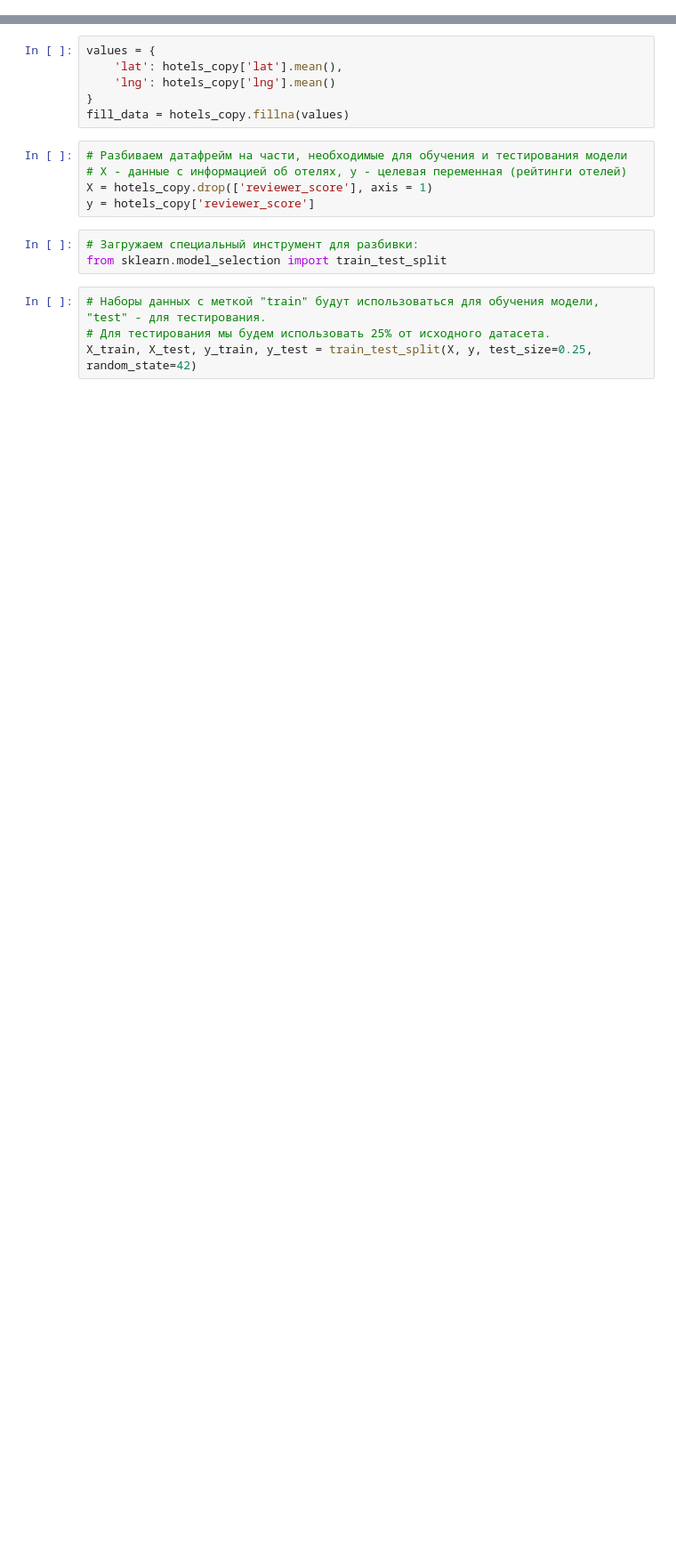
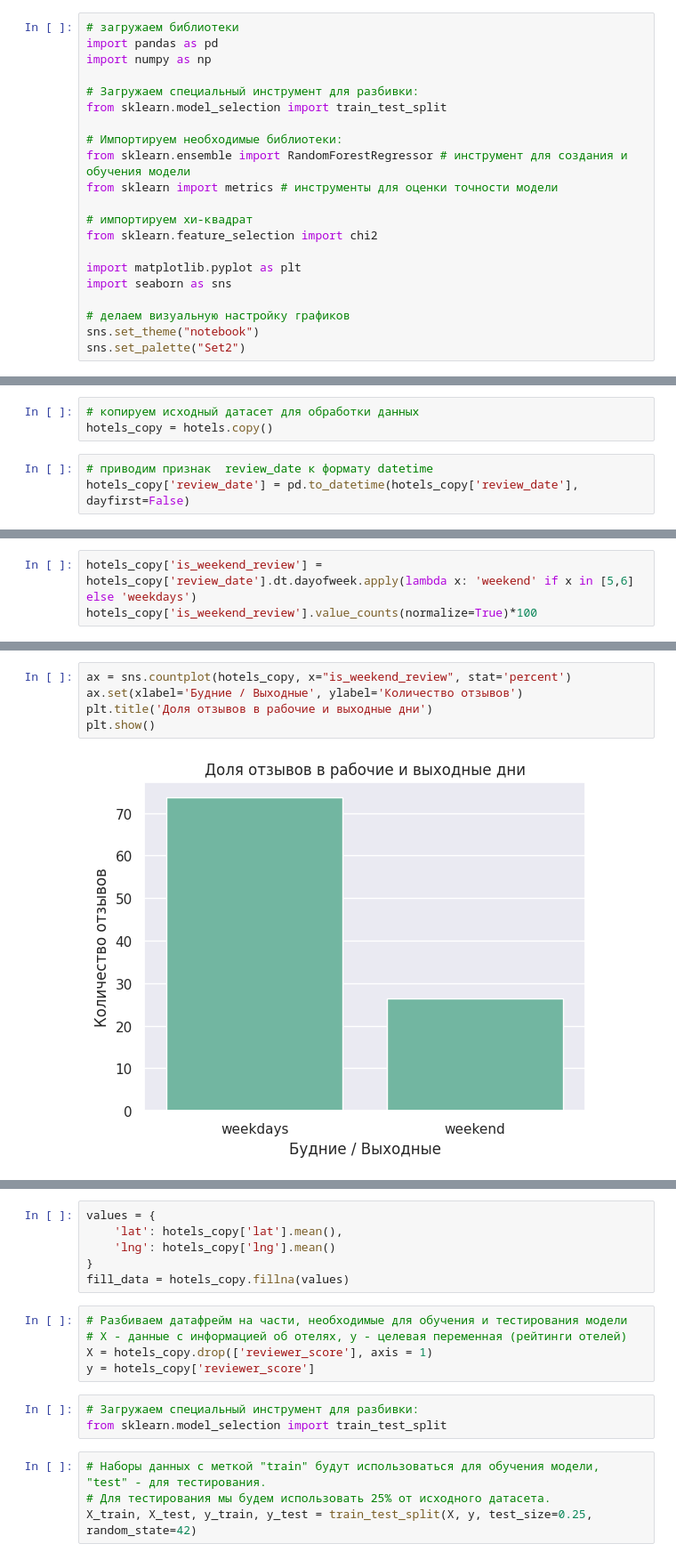
Before and after one commit to AntonYurkovskiy/Project_3_EDA_FE_BookingHotelsRating, a Jupyter notebook: EDA_Project_3_model.ipynb, the cells around one changed output, grey strips where cells are left out. Shown: that part at 89% size. Drawn from its saved outputs; the diff is of its cells as text; blank space fills up the shorter version.

Commit message:
datetime feature handled 1/6

```diff
--- a/EDA_Project_3_model.ipynb
+++ b/EDA_Project_3_model.ipynb
@@ -2,0 +5,21 @@ import pandas as pd
+# %%
+# загружаем библиотеки
+import pandas as pd
+import numpy as np
+
+# Загружаем специальный инструмент для разбивки:
+from sklearn.model_selection import train_test_split
+
+# Импортируем необходимые библиотеки:
+from sklearn.ensemble import RandomForestRegressor # инструмент для создания и обучения модели
+from sklearn import metrics # инструменты для оценки точности модели
+
+# импортируем хи-квадрат
+from sklearn.feature_selection import chi2
+
+import matplotlib.pyplot as plt
+import seaborn as sns
+
+# делаем визуальную настройку графиков
+sns.set_theme("notebook")
+sns.set_palette("Set2")
@@ -30,0 +88,6 @@ memory usage: 50.2+ MB
+# %%
+# копируем исходный датасет для обработки данных
+hotels_copy = hotels.copy()
+# %%
+# приводим признак  review_date к формату datetime
+hotels_copy['review_date'] = pd.to_datetime(hotels_copy['review_date'], dayfirst=False)
@@ -30,0 +112,3 @@ memory usage: 50.2+ MB
+# %%
+hotels_copy['is_weekend_review'] = hotels_copy['review_date'].dt.dayofweek.apply(lambda x: 'weekend' if x in [5,6] else 'weekdays')
+hotels_copy['is_weekend_review'].value_counts(normalize=True)*100
@@ -30,0 +120,7 @@ memory usage: 50.2+ MB
+# %%
+ax = sns.countplot(hotels_copy, x="is_weekend_review", stat='percent')
+ax.set(xlabel='Будние / Выходные', ylabel='Количество отзывов')
+plt.title('Доля отзывов в рабочие и выходные дни')
+plt.show()
+# %% [output]
+[figure, added]
```
Also changed, not shown: parts of 32 cells of this notebook.
